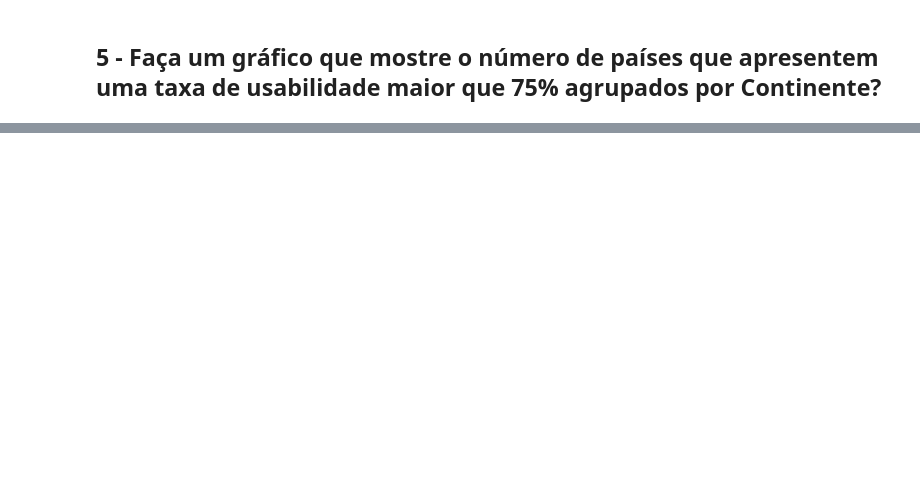
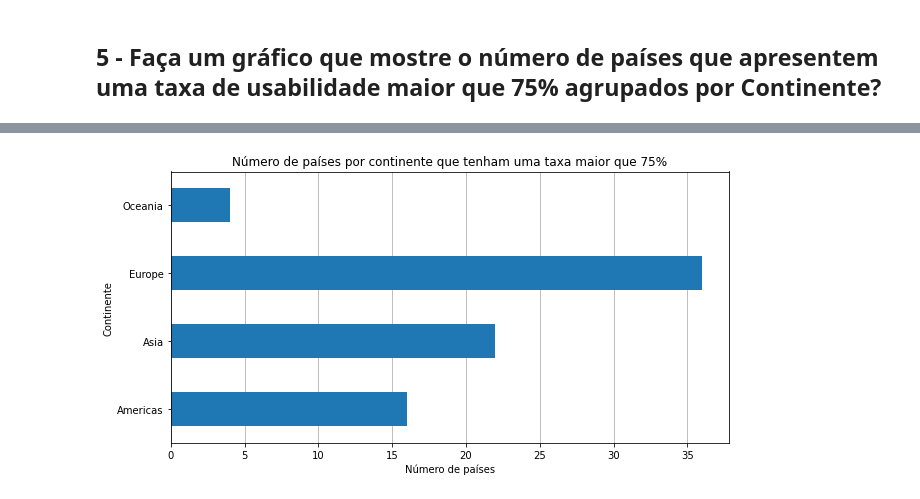
Before and after one commit to fernandops21/Case_Bibliotecas, a Jupyter notebook: main.ipynb, the cells around one changed output, grey strips where cells are left out. Drawn from its saved outputs; the diff is of its cells as text; code cells hidden in the pictures; blank space fills up the shorter version.

```diff
--- a/main.ipynb
+++ b/main.ipynb
@@ -100,0 +86,11 @@ plt.show()
+# %%
+plt.figure(figsize=(10,5))
+#sns.countplot(data=df3[df3['razao'] >= 0.75],x = 'country_region')
+df3[df3.razao>=0.75].groupby("country_region").country_name.count().plot(kind="barh", zorder=2)
+plt.title("Número de países por continente que tenham uma taxa maior que 75%")
+plt.ylabel("Continente")
+plt.xlabel("Número de países")
+plt.grid(axis="x")
+plt.show()
+# %% [output]
+[figure, added]
```
Also changed, not shown: parts of 11 cells of this notebook.
